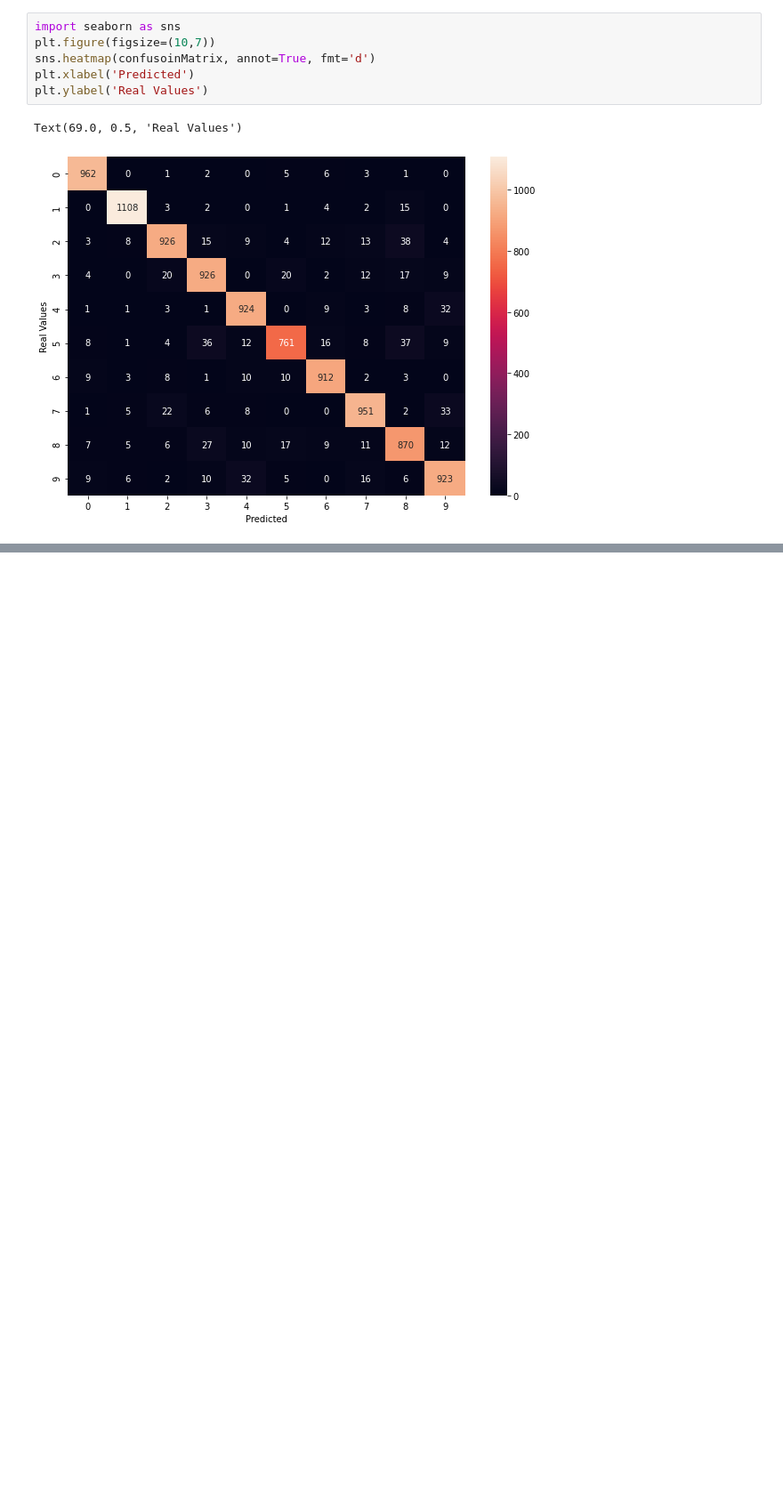
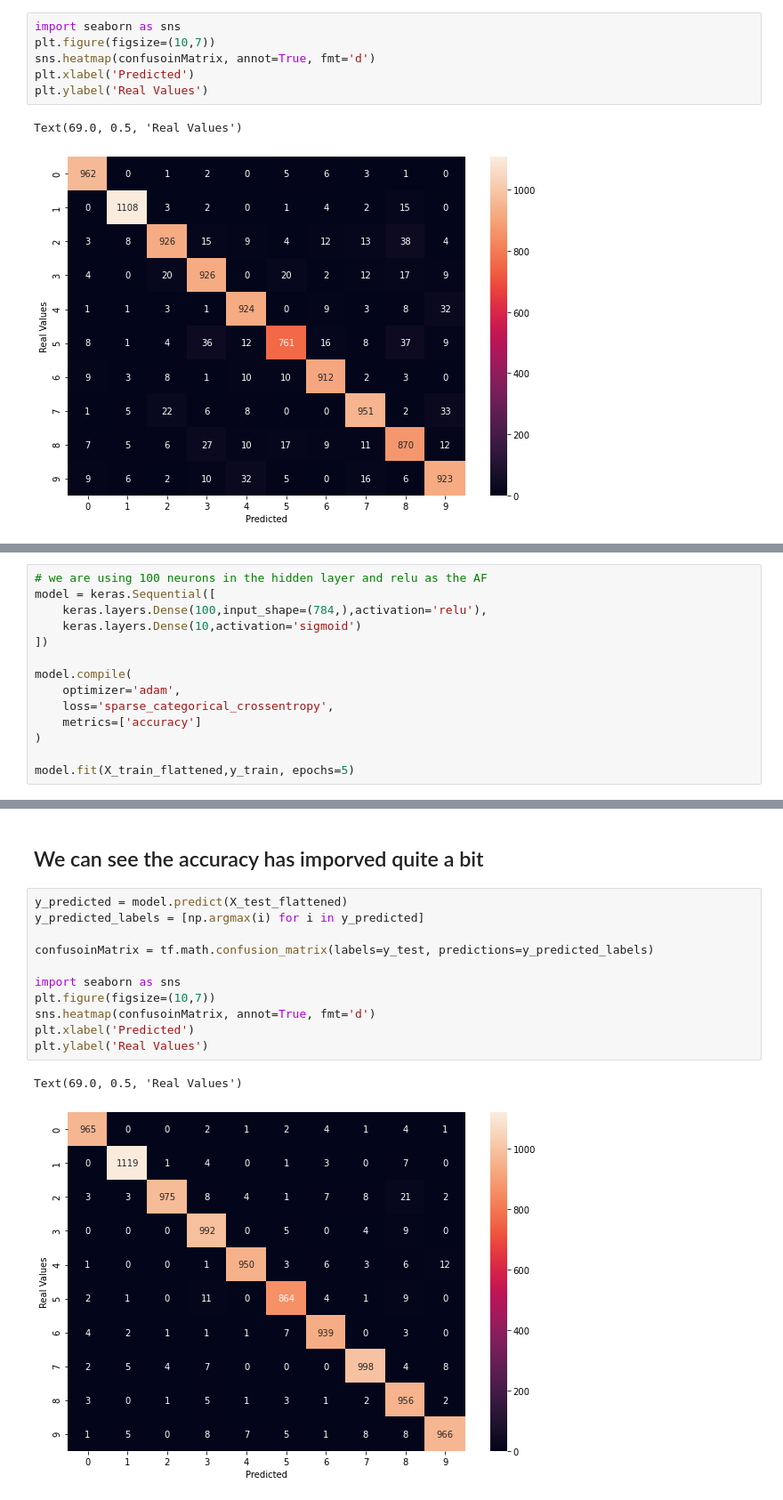
Before and after one commit to subhrapaladhi/Handwritten-Digits-Classification-with-Tensorflow, a Jupyter notebook: main.ipynb, the cells around one changed output, grey strips where cells are left out. Shown: that part at 89% size. Drawn from its saved outputs; the diff is of its cells as text; blank space fills up the shorter version.

Commit message:
multi layer NN

```diff
--- a/main.ipynb
+++ b/main.ipynb
@@ -166,0 +169,14 @@ The values in the diagonal are values which are correctly predicted
+# %%
+# we are using 100 neurons in the hidden layer and relu as the AF
+model = keras.Sequential([
+    keras.layers.Dense(100,input_shape=(784,),activation='relu'),
+    keras.layers.Dense(10,activation='sigmoid')
+])
+
+model.compile(
+    optimizer='adam',
+    loss='sparse_categorical_crossentropy',
+    metrics=['accuracy']
+)
+
+model.fit(X_train_flattened,y_train, epochs=5)
@@ -166,0 +200,16 @@ The values in the diagonal are values which are correctly predicted
+# %% [markdown]
+## We can see the accuracy has imporved quite a bit
+# %%
+y_predicted = model.predict(X_test_flattened)
+y_predicted_labels = [np.argmax(i) for i in y_predicted]
+
+confusoinMatrix = tf.math.confusion_matrix(labels=y_test, predictions=y_predicted_labels)
+
+import seaborn as sns
+plt.figure(figsize=(10,7))
+sns.heatmap(confusoinMatrix, annot=True, fmt='d')
+plt.xlabel('Predicted')
+plt.ylabel('Real Values')
+# %% [output]
+Text(69.0, 0.5, 'Real Values')
+[figure, added]
```
Also changed, not shown: parts of 9 cells of this notebook.
